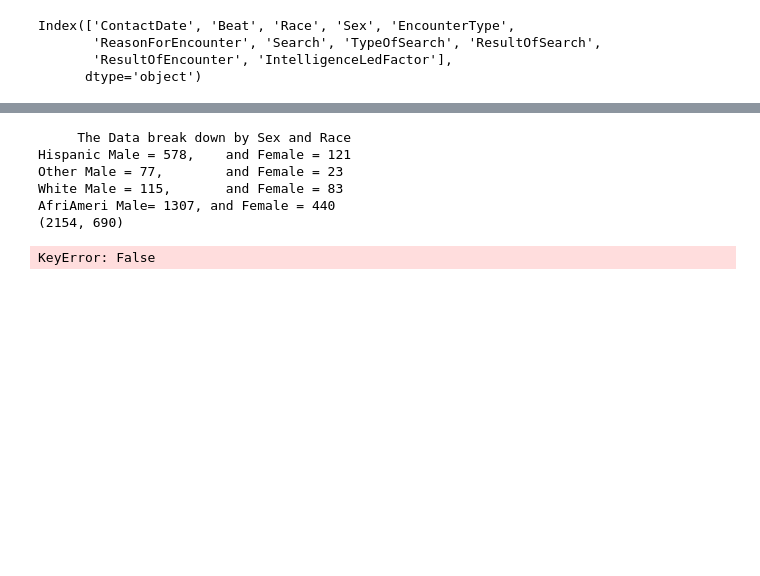
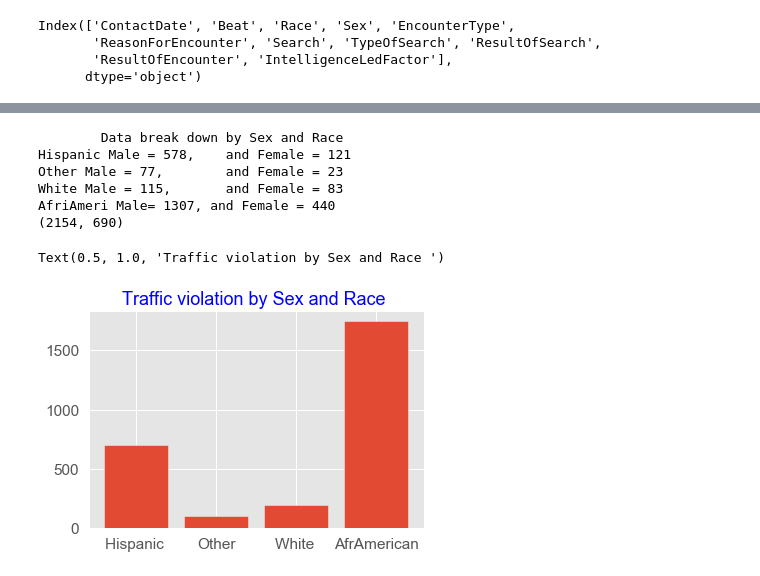
Before and after one commit to TemesgenT/Capestone_Project_1, a Jupyter notebook: CapeStoneproject_1.ipynb, the cells around one changed output, grey strips where cells are left out. Drawn from its saved outputs; the diff is of its cells as text; code cells hidden in the pictures; blank space fills up the shorter version.

```diff
--- a/CapeStoneproject_1.ipynb
+++ b/CapeStoneproject_1.ipynb
@@ -94,5 +114,5 @@ AfrAmerican = 1747
 # %%
-def Count_female_by_race(Male, Female):
+def Count_Sex_by_race(Male, Female):
     Count_Hispa_male,Count_Hispa_female= 0,0
     Count_Other_male, Count_Other_female = 0,0
     Count_White_male,Count_White_female = 0,0
@@ -103,6 +123,7 @@ def Count_female_by_race(Male, Female):
             if df.Sex[idx] == "Male":
                 Count_Hispa_male += 1
             else:
+
                 Count_Hispa_female +=1
         if key == 'Other':
             if df.Sex[idx] == "Male":
@@ -120,7 +141,7 @@ def Count_female_by_race(Male, Female):
             else:
                 Count_AfrAmeri_female +=1
 
-    print("     Data break down by Sex and Race")
+    print("\tData break down by Sex and Race")
     print(f"Hispanic Male = {Count_Hispa_male},\tand Female = {Count_Hispa_female}")
     print(f"Other Male = {Count_Other_male},\tand Female = {Count_Other_female}")
     print(f"White Male = {Count_White_male},\tand Female = {Count_White_female}")
@@ -129,25 +150,11 @@ def Count_female_by_race(Male, Female):
     Female = Count_Hispa_female + Count_Other_female + Count_Other_female + Count_White_female + Count_AfrAmeri_female
     return Male, Female
 Male, Female = 0, 0
-print(Count_female_by_race(Male, Female))
+print(Count_Sex_by_race(Male, Female))
 # %% [output]
-     The Data break down by Sex and Race
+        Data break down by Sex and Race
 Hispanic Male = 578,    and Female = 121
 Other Male = 77,        and Female = 23
 White Male = 115,       and Female = 83
 AfriAmeri Male= 1307, and Female = 440
 (2154, 690)
-# %%
-def get_EncouterType(Pedestrian, Vehicle):
-    ped, veh  = 0, 0
-    for idx, key in enumerate(df.EncounterType):
-
-            if df.loc[['EncounterType[key]'] == Vehicle]:
-                     veh += 1
-            else:
-                     ped+=1
-    return ped, veh
-Pedestrian, Vehicle = 0, 0
-print(get_EncouterType(Pedestrian, Vehicle))
-# %% [output]
-KeyError: False
@@ -153,0 +163,17 @@ KeyError: False
+# %%
+count_each_male = pd.DataFrame(
+    {'Male_count_per_race': [699, 100, 198, 1747],
+     'Race': ['Hispanic ', 'Other', 'White ', 'AfrAmerican']})
+# %%
+
+x = np.arange(len(count_each_male['Race']))
+
+fig, ax = plt.subplots()
+
+bars = ax.bar(x, count_each_male['Male_count_per_race'])
+ax.set_xticks(x)
+ax.set_xticklabels(count_each_male['Race'])
+ax.set_title("Traffic violation by Sex and Race ",color = 'blue', fontsize = 18)
+# %% [output]
+Text(0.5, 1.0, 'Traffic violation by Sex and Race ')
+[figure, added]
```
Also changed, not shown: parts of 16 cells of this notebook.
